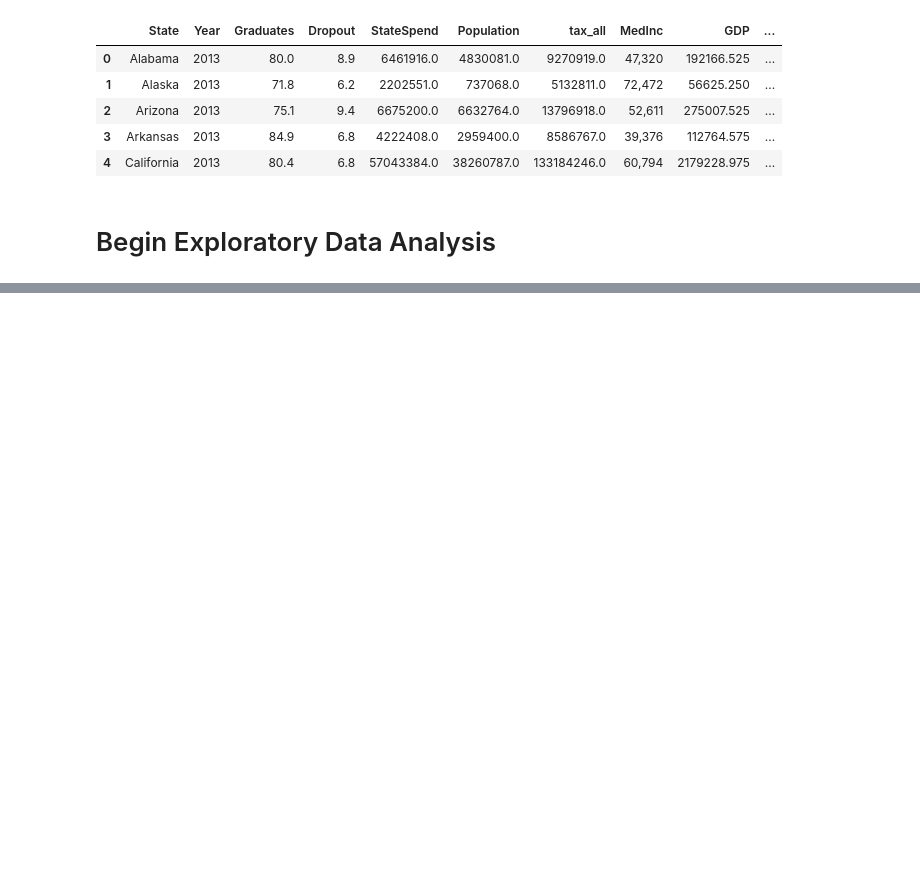
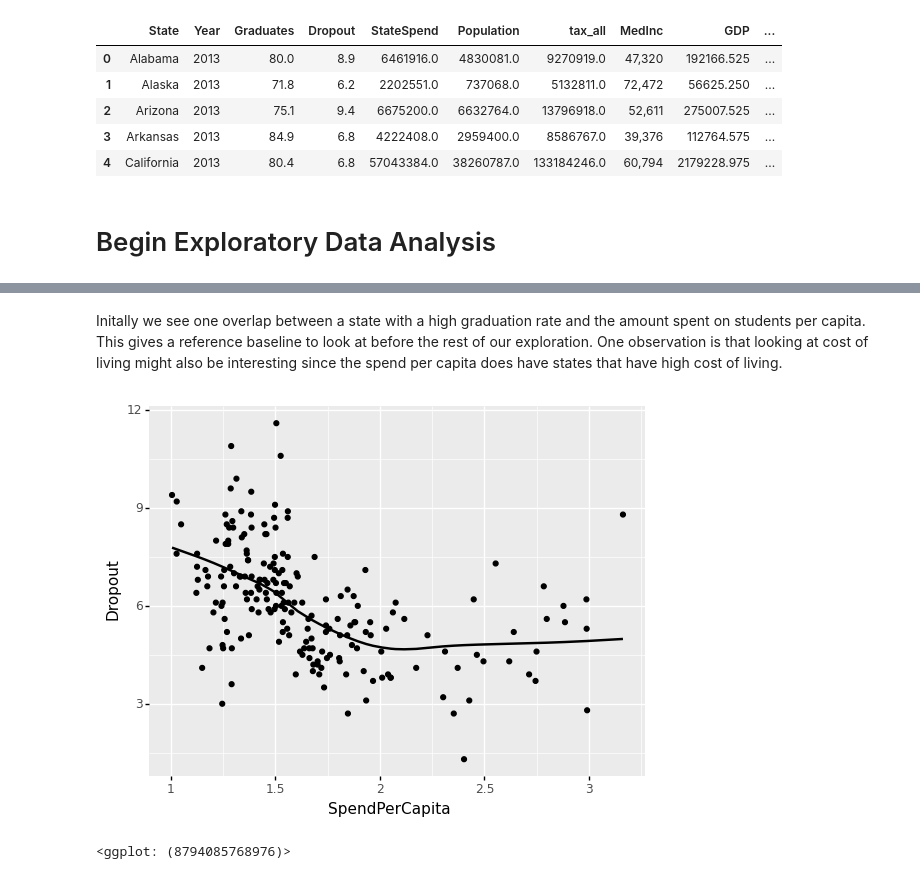
Before and after one commit to shayleelaura/Independent_Capstone, a Jupyter notebook: State Student Spending Case Study.ipynb, the cells around one changed output, grey strips where cells are left out. Saved outputs shown, nothing was run; the diff lists cells and outputs as text; code cells hidden in the pictures; blank space fills up the shorter version.

Commit message:
Beginning EDA
Not many obvious connections initally

```diff
--- a/State Student Spending Case Study.ipynb
+++ b/State Student Spending Case Study.ipynb
@@ -609,7 +609,7 @@ keyYears.head()
 | 5 | California | 2013 | 80.4 | 6.8 | 57043384.0 | 38260787.0 | 133184246.0 | 60,794 | 2179228.975 | ... |
 # %%
 #Add in how much every state spends per person on education
-keyYears['SpendPerCaptia'] = keyYears['StateSpend']/keyYears['Population']
+keyYears['SpendPerCapita'] = keyYears['StateSpend']/keyYears['Population']
 keyYears.head()
 # %% [output]
 |  | State | Year | Graduates | Dropout | StateSpend | Population | tax_all | MedInc | GDP | ... |
@@ -641,8 +641,8 @@ US_Avg_Unemployment = pd.DataFrame(keyYears.groupby('Year')['mean_unemploymentRa
 US_Avg_Unemployment = US_Avg_Unemployment.rename(columns = {'mean_unemploymentRate': 'US_Avg_Unemployment'})
 
 #Average State Spend Per Captia
-US_Avg_SPC = pd.DataFrame(keyYears.groupby('Year')['SpendPerCaptia'].mean()).reset_index()
-US_Avg_SPC = US_Avg_SPC.rename(columns = {'SpendPerCaptia': 'US_Avg_SPC'})
+US_Avg_SPC = pd.DataFrame(keyYears.groupby('Year')['SpendPerCapita'].mean()).reset_index()
+US_Avg_SPC = US_Avg_SPC.rename(columns = {'SpendPerCapita': 'US_Avg_SPC'})
 # %%
 #Merge with the keyYear frame
 keyYears = keyYears.merge(US_Avg_Grad, on = ['Year'], how = 'left')
@@ -663,0 +696,2 @@ keyYears.head()
+# %% [markdown]
+Initally we see one overlap between a state with a high graduation rate and the amount spent on students per capita. This gives a reference baseline to look at before the rest of our exploration. One observation is that looking at cost of living might also be interesting since the spend per capita does have states that have high cost of living.
@@ -663,0 +701,5 @@ keyYears.head()
+# %%
+ggplot(keyYears, aes(x = 'SpendPerCapita', y = 'Dropout')) + geom_point(stat = 'identity') + stat_smooth()
+# %% [output]
+[figure, added]
+<ggplot: (8794085768976)>
```
Also changed, not shown: parts of 11 cells of this notebook.
